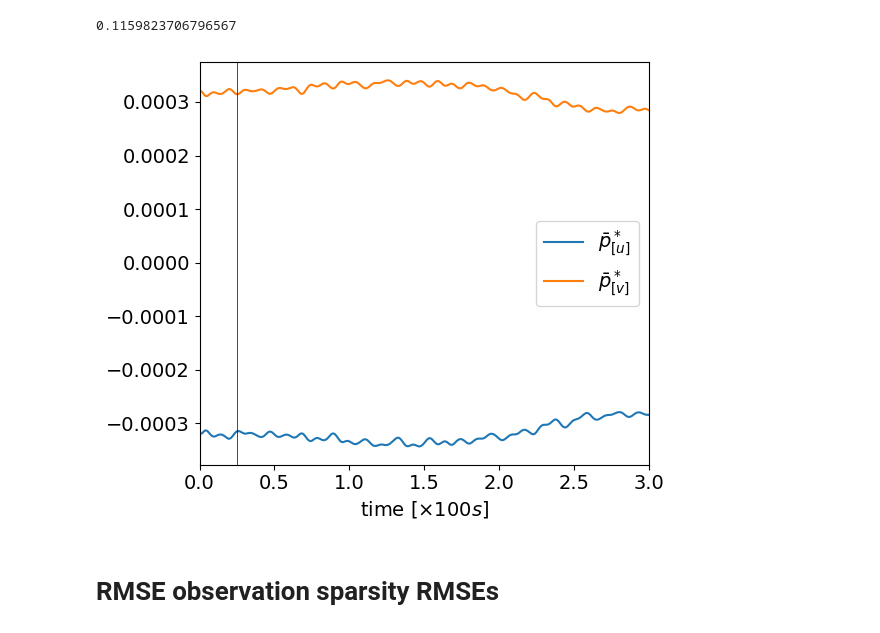
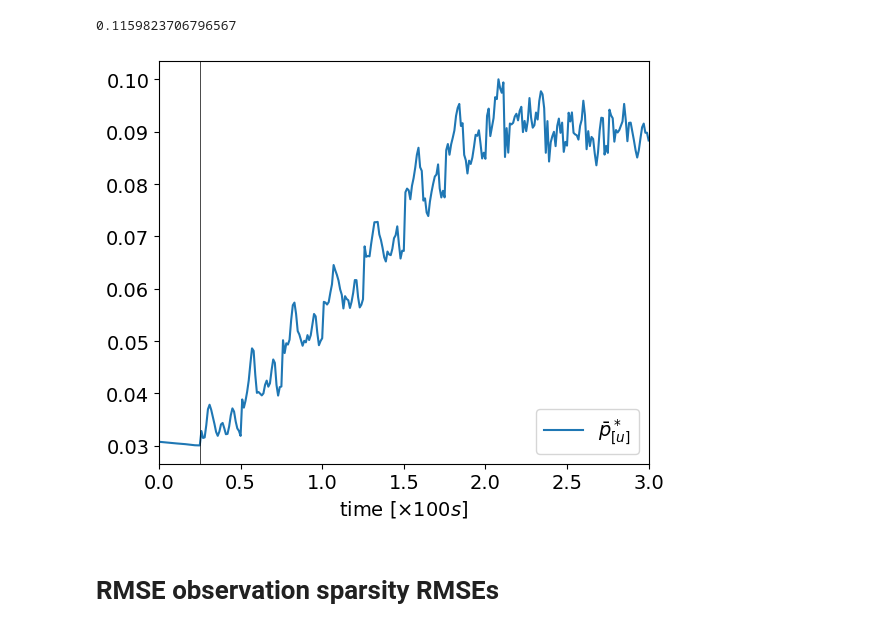
Before and after one commit to ray-chew/pyBELLA, a Jupyter notebook: visualiser_debugger/first_pub.ipynb, the cells around one changed output. Saved outputs shown, nothing was run; the diff lists cells and outputs as text; code cells hidden in the pictures.

```diff
--- a/visualiser_debugger/first_pub.ipynb
+++ b/visualiser_debugger/first_pub.ipynb
@@ -521,19 +518,21 @@ if swe:
 else:
     sfx0 = 'wdawloc_all_pp_tra_ip_nonorm_ib-0'
     sfx0 = 'wdawloc_all_debug_letkf_s10p_ib-0'
+    sfx0 = 'wdawloc_all_debug_neg_s10p_ib-0'
 sfx1 = tc.cb_suffix(1,0, '%s' %(sfx0))
 sfx_ref = 'noda_pp'
 sfx_ref = 'pp_tra_ip_nonorm_ib-0'
+sfx_ref = 'debug_neg_noda_ib-0'
 # attribute = 'rhow'
 attributes = ['rho','rhou']
-# attributes = ['p2_nodes']
-attributes = ['rho']
+attributes = ['p2_nodes']
+# attributes = ['rhoY']
 attribute = attributes[0]
 
 times = [0.0]
 tag = 'ic'
 
-times = [0.01]
+times = [1.0]
 tag = tags[9]
 
 class oo(object): pass
@@ -1567,9 +1572,12 @@ if swe:
 else:
     sfx0 = 'wdawloc_rhou_rhov_pp_tra_ip_nonorm_ib-0'
     sfx0 = 'wdawloc_rhou_rhov_debug_letkf_s10p_ib-0'
+    sfx0 = 'wdawloc_rhou_rhov_debug_neg_s10p_ib-0'
+#     sfx0 = 'wdawloc_all_debug_neg_s10p_ib-0'
 sfx1 = tc.cb_suffix(1,0, '%s' %(sfx0))
 sfx_ref = 'noda_pp'
 sfx_ref = 'pp_tra_ip_nonorm_ib-0'
+sfx_ref = 'debug_neg_noda_ib-0'
 
 if swe:
     attributes = ['rho','rhou','rhow']
@@ -1658,7 +1666,7 @@ print("c^2 =", c**2)
 arr_lst = []
 barPu, barPv, barPuv = [], [], []
 idxs = 1,5,7,10
-for bb,ens in enumerate([enses[0]]):
+for bb,ens in enumerate([enses[1]]):
 
     for tt,time in enumerate(times):
         us, vs = ens.u[tt], ens.v[tt]
@@ -1668,20 +1676,13 @@ for bb,ens in enumerate([enses[0]]):
         gradu, gradv = np.zeros_like(us), np.zeros_like(us)
         for ii,uv in enumerate(zip(us,vs)):
             u, v = uv[0], uv[1]
-            gradu[ii] = grad(u,dx,'x',ud) + grad(u,dy,'y',ud)
+            gradu[ii] = grad(u,dx,'x',ud) + grad(v,dy,'y',ud)
             gradv[ii] = grad(v,dy,'y',ud) + grad(v,dx,'x',ud)
 
         Ptu = gradu * rho * c**2 * ud.rho_ref
-        Ptu *= 0.01 * ud.t_ref
+#         Ptu *= 0.01 * ud.t_ref
+        Ptu *= 11.0*dx * Ma
         Ptu /= ud.p_ref
-#         Ptu *= ud.rho_ref / ud.p_ref
-
-#         Ptu_min = Ptu.min()
-#         Ptu -= Ptu_min
-#         Ptu = Ptu**(1.0/1.4)
-#         Ptu += Ptu_min
-#         R_gas = 287.4
-#         Ptu = ud.p_ref / R_gas * Ptu
 
         Ptv = gradv * rho * c**2 * ud.rho_ref
         Ptv *= 0.01 * ud.t_ref
@@ -1692,6 +1693,7 @@ for bb,ens in enumerate([enses[0]]):
 
         Ptu_arr, Ptv_arr, Ptuv_arr = [], [], []
         u_arr, v_arr = [], []
+
         for idx in idxs:
             lbl = 'mean' if idx==10 else idx
             Ptu_arr.append([Ptu[idx],lbl])
@@ -1703,7 +1705,10 @@ for bb,ens in enumerate([enses[0]]):
 
     #     print(r'\bar{P}^u = %.6f, \bar{P}^v = %.6f' %(Ptu[:-1].mean(), Ptv[:-1].mean()))
         if bb == 0:
-            barPu.append(Ptu[:-1].mean())
+            Ptu_norm = np.array([np.linalg.norm(mem) for mem in Ptu[:-1]]).mean()
+#             Ptu_norm = np.sqrt((Ptu[:-1]**2).mean())
+            barPu.append(Ptu_norm)
+#             barPu.append(Ptu[:-1].mean())
             barPv.append(Ptv[:-1].mean())
             barPuv.append(Ptuv[:-1].mean())
 # %% [output]
@@ -1717,19 +1722,23 @@ print(ud.Msq)
 # %%
 t_axs = times
 
+import matplotlib.pyplot as plt
+
 plt.figure(figsize=(6,5))
-plt.plot(t_axs, barPu, label=r'$\bar{p}_{[u]}^*$')
-plt.plot(t_axs,barPv, label=r'$\bar{p}_{[v]}^*$')
+# barPu = np.array(barPu) * 0.1
+plt.plot(t_axs, barPu, label
+         =r'$\bar{p}_{[u]}^*$')
+# plt.plot(t_axs,barPv, label=r'$\bar{p}_{[v]}^*$')
 plt.axvline(0.25, c='k', lw=0.5)
 plt.xlim([0.0,3.0])
 plt.xlabel(r'time $[\times 100s]$')
 plt.legend()
 # plt.plot(barPuv)
 plt.tight_layout()
-plt.savefig('ens_wo_da.pdf',bbox_inches='tight')
+# plt.savefig('ens_wo_da.pdf',bbox_inches='tight')
 plt.show()
 # %% [output]
-[figure, old version]
+[figure, new version]
 # %% [markdown]
 # RMSE observation sparsity RMSEs
 # %%
```
Also changed, not shown: parts of 7 cells of this notebook.
